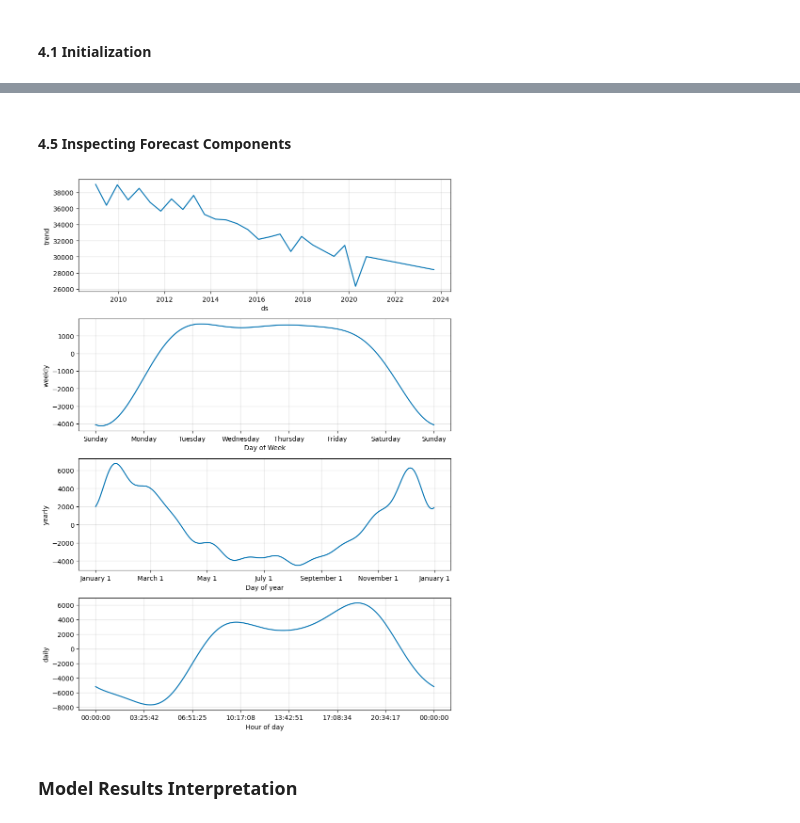
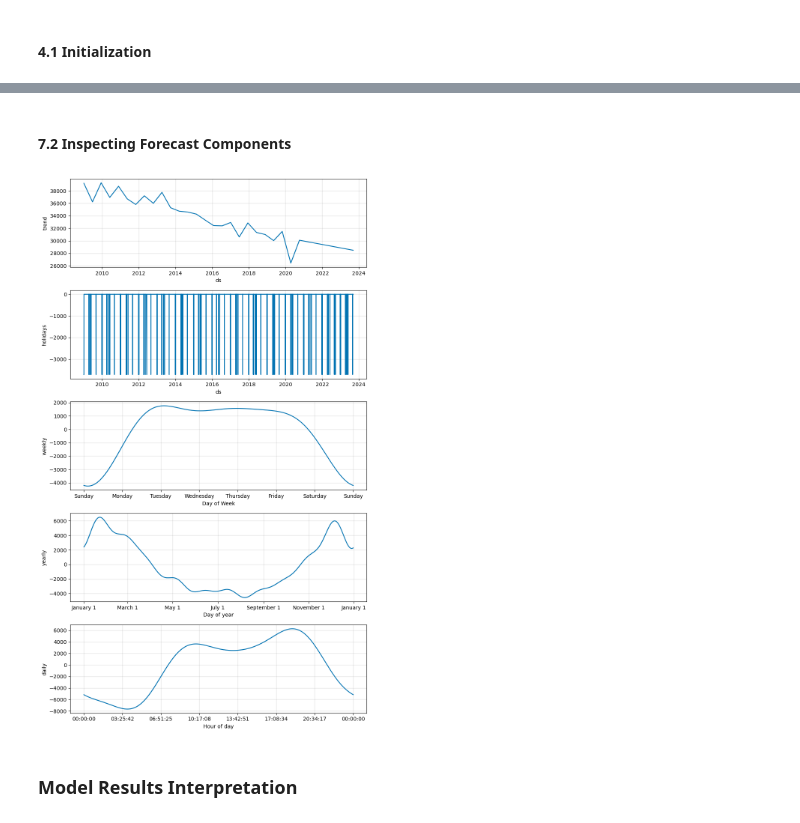
Before and after one commit to Perceive9019/Capstone_3_Project, a Jupyter notebook: 3. Preprocessing_Modeling/02_Preprocessing_Modeling_Part 2.ipynb, the cells around one changed output, grey strips where cells are left out. Drawn from its saved outputs; the diff is of its cells as text; code cells hidden in the pictures.

```diff
--- a/3. Preprocessing_Modeling/02_Preprocessing_Modeling_Part 2.ipynb
+++ b/3. Preprocessing_Modeling/02_Preprocessing_Modeling_Part 2.ipynb
@@ -107,3 +111,9 @@ print(data_prophet.head())
+# %%
+# Create a DataFrame for holidays
+holidays = pd.DataFrame({
+  'holiday': 'UK_Holiday',
+  'ds': holiday_dates
+})
 # %% [markdown]
 ### 4.0 Using Prophet Model
 # %% [markdown]
@@ -146,0 +200,4 @@ This plots the original data (black dots), the model's predictions (blue line),
+# %%
+# Retrain the model on the entire dataset
+prophet_model_full = Prophet(holidays=holidays)
+prophet_model_full.fit(data_prophet)
@@ -146,0 +208,7 @@ This plots the original data (black dots), the model's predictions (blue line),
+# %%
+# Create a future dataframe that extends beyond your current dataset
+# Let's forecast the next 48 periods (which is equivalent to one day, given your data's granularity).
+future_full = prophet_model_full.make_future_dataframe(periods=48, freq='H')
+# %%
+# Forecast with the Prophet model
+forecast_full = prophet_model_full.predict(future_full)
@@ -147,8 +224,8 @@ This plots the original data (black dots), the model's predictions (blue line),
 # %% [markdown]
-#### 4.5 Inspecting Forecast Components
+#### 7.2 Inspecting Forecast Components
 # %%
-fig_components = prophet_model.plot_components(forecast)
+fig_components = prophet_model_full.plot_components(forecast_full)
 # %% [output]
-[figure, old version]
+[figure, new version]
 # %% [markdown]
 ### Model Results Interpretation
```
Also changed, not shown: parts of 31 cells of this notebook.
